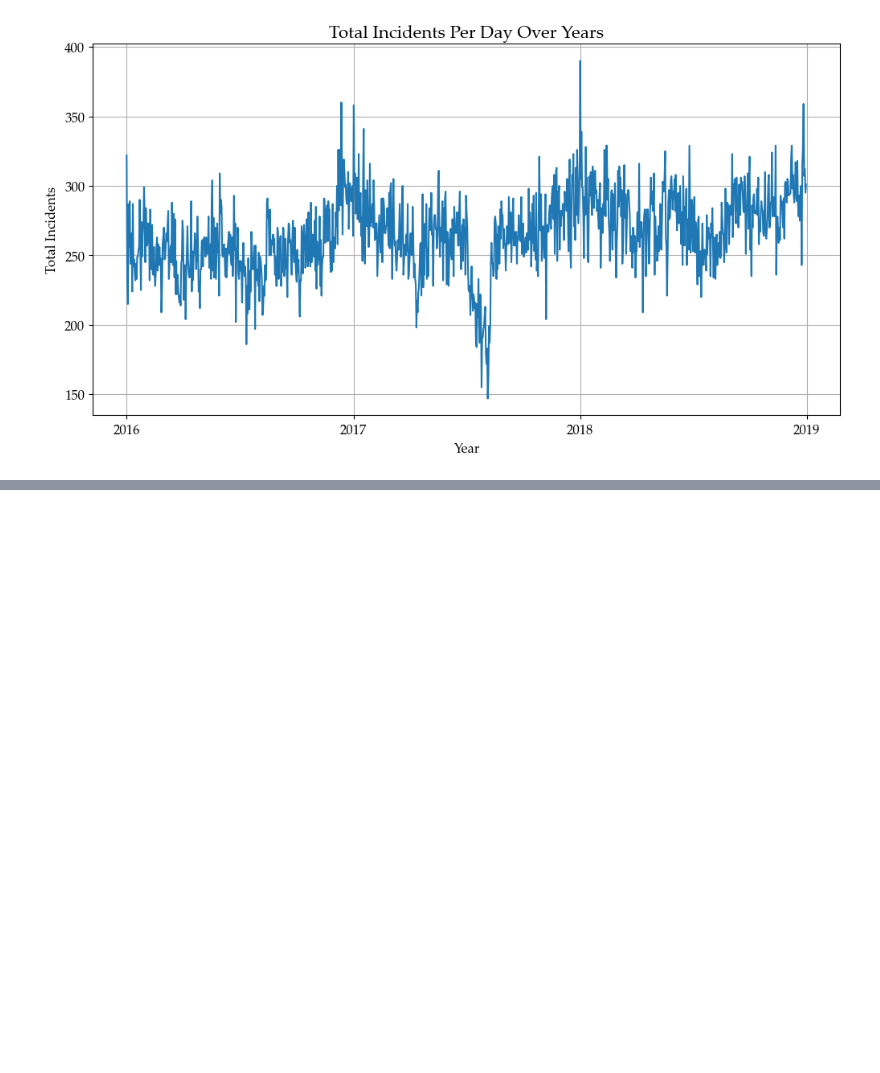
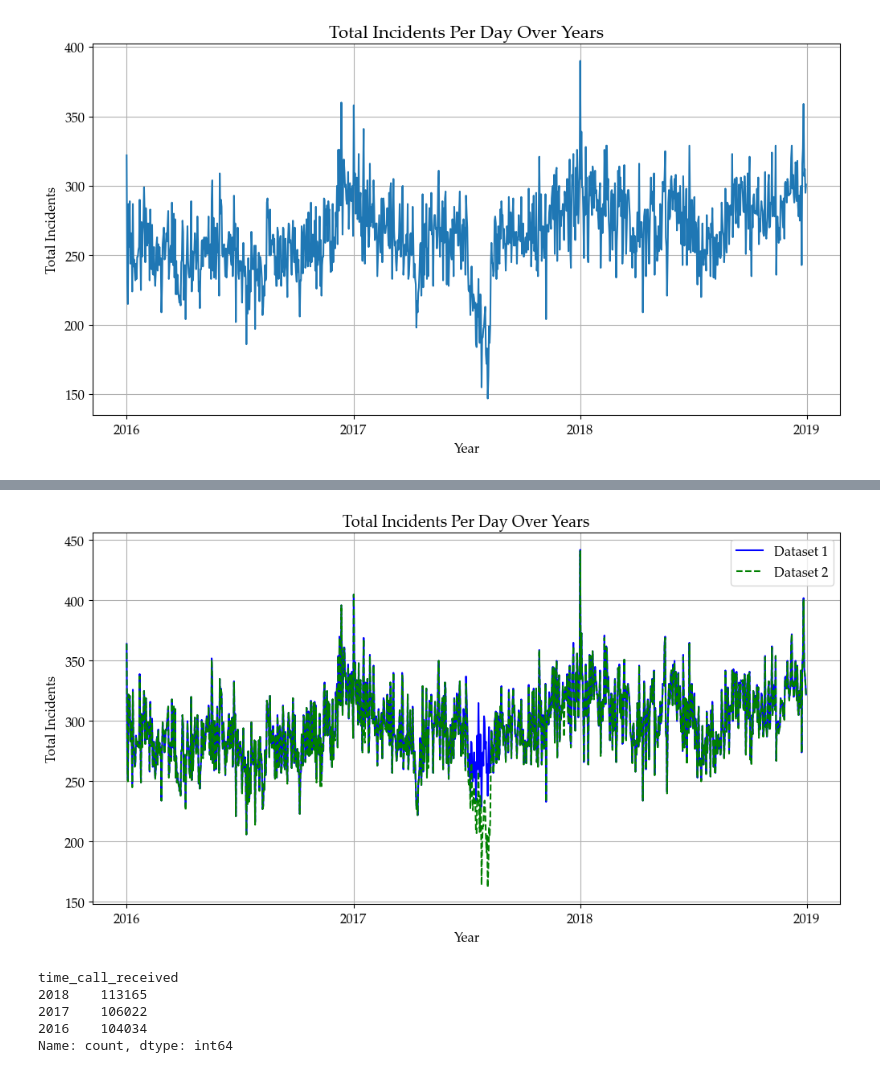
Before and after one commit to Emergency-Optimizers/Data-Processing, a Jupyter notebook: source/analysis/incomplete_years.ipynb, the cells around one changed output, grey strips where cells are left out. Cells and saved outputs as stored; diff of their text form; code cells hidden in the pictures; blank space fills up the shorter version.

```diff
--- a/source/analysis/incomplete_years.ipynb
+++ b/source/analysis/incomplete_years.ipynb
@@ -187,0 +190,10 @@ Name: count, dtype: int64
+# %%
+dataframe = data_preprocessor._remove_duplicates(original_dataframe)
+dataframe = data_preprocessor._remove_incomplete_years(dataframe)
+dataframe = data_preprocessor._remove_outside_region(dataframe)
+dataframe = data_preprocessor._remove_other_resource_types(dataframe)
+dataframe = data_preprocessor._remove_extra_resources(dataframe)
+dataframe = data_preprocessor._remove_other_triage_impressions(dataframe)
+
+plotter.incidents_over_years(dataframe)
+print_year_occurrences(dataframe)
@@ -187,0 +207,12 @@ Name: count, dtype: int64
+# %%
+dataframe_after_timestamps = data_preprocessor._remove_wrong_timestamps(dataframe)
+
+plotter.overlay_incidents_over_years(dataframe, dataframe_after_timestamps, limit_left="2017-01-01", limit_right="2017-12-31")
+print_year_occurrences(dataframe_after_timestamps)
+# %% [output]
+[figure, added]
+time_call_received
+2018    113165
+2017    106022
+2016    104034
+Name: count, dtype: int64
```
Also changed, not shown: parts of 8 cells of this notebook, 1 other file.
